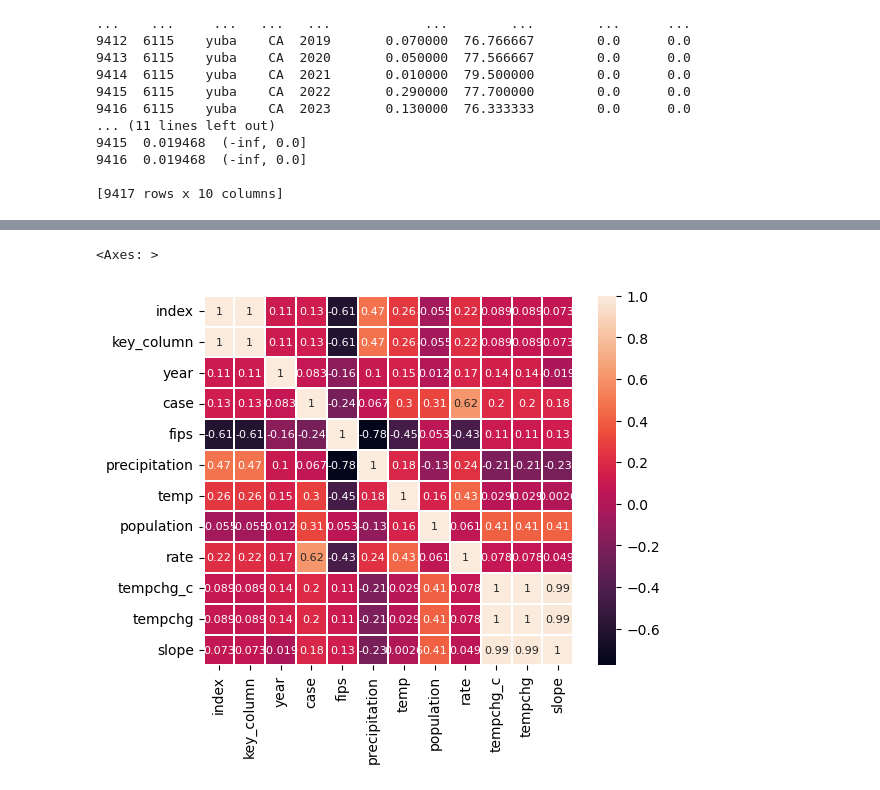
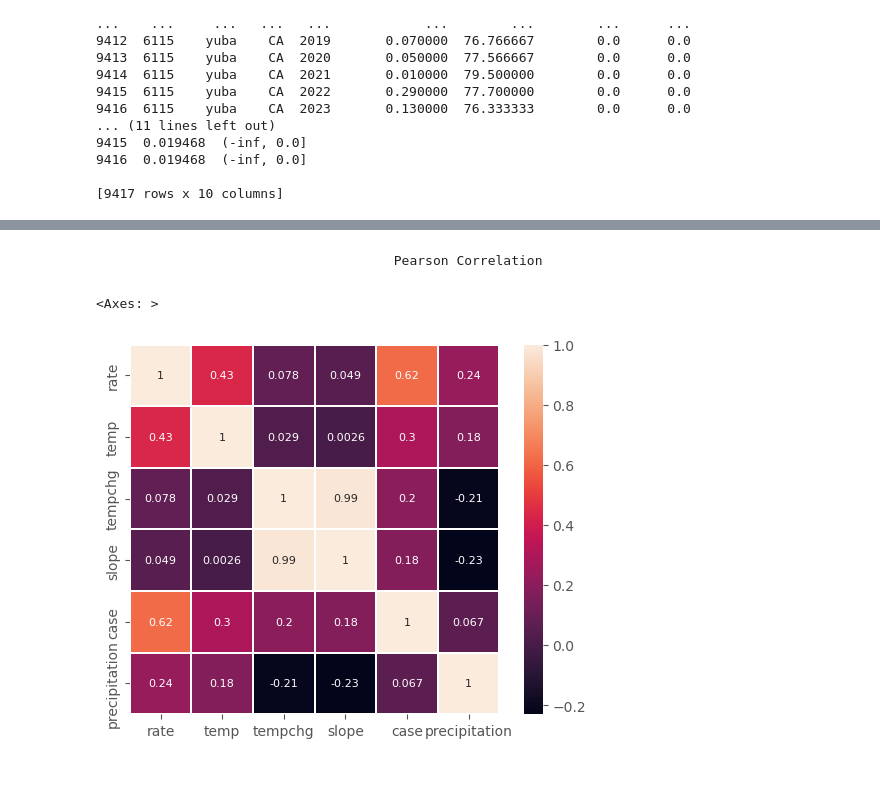
Before and after one commit to maxinavarrette/valleyfeverclimate-, a Jupyter notebook: Coccid Dashboard.ipynb, the cells around one changed output, grey strips where cells are left out. Saved outputs shown, nothing was run; the diff lists cells and outputs as text; code cells hidden in the pictures.

```diff
--- a/Coccid Dashboard.ipynb
+++ b/Coccid Dashboard.ipynb
@@ -63,10 +43,12 @@ dfcensus['county'] = dfcensus['county'].str.replace(substring_to_remove, '')
 
 
 dfari = dfari.rename(columns = {'COUNTY':'county', 'variable':'year', 'value':'case'})
-dfari['county'] = dfari['county'].str.lower()
-dfcali['county'] = dfcali['county'].str.lower()
+dfari.loc[:,'county'] = dfari['county'].str.lower()
+dfcali.loc[:,'county'] = dfcali['county'].str.lower()
 #dfcali = dfcali.drop(['rate'], axis = 1) #i think this is dropping the whole DF love my life
-dfcali.dropna()
-
-print(dfcensus)
+dfcali =dfcali.dropna()
+dfcali.loc[:,'state'] = 'CA'
+dfari.loc[:,'state'] = 'AZ'
+print(dfari)
+print(dfcali)
 # %% [output]
@@ -87,7 +72,3 @@ print(dfcensus)
-# %%
-#addin state indicators
-dfcali['state'] = 'CA'
-dfari['state'] = 'AZ'
 # %%
 dfcali
 # %% [output]
@@ -402,7 +435,7 @@ df (deprecated): dftotal - tmpchg
 # %%
 dfcensus1 = pd.read_csv('/Users/maxi/Documents/coccid_dashboard/files/census/countyfips.csv')
 # %%
-dfa = pd.merge(dfcensus1,prctmp, on = 'fips', how='left')
+dfa = pd.merge(dfcensus1,prctmp, on = 'fips', how='inner')
 substring_to_remove = ' County'
 dfa['name'] = dfa['name'].str.replace(substring_to_remove, '')
 dfa['name'] = dfa['name'].str.lower()
@@ -559,10 +580,14 @@ sns.scatterplot(x='tempchg',y='rate',data =dftotal)
+# %% [markdown]
+                                        Pearson Correlation
 # %%
 #dftotal
-#corr = dftotal.corr(method = 'pearson') #just annual heat data, no precipitation
+subset = ['rate','temp','tempchg','slope','case', 'precipitation']
+corrdf = dftotal[subset]
+corr = corrdf.corr(method = 'pearson') #just annual heat data, no precipitation
 #heatmaptemp = sns.heatmap(corr, annot=True)
 #print(corr)
 sns.heatmap(corr, vmin=corr.values.min(), vmax=1, square=True,
         linewidths=0.1, annot=True, annot_kws={"size":8})
 # %% [output]
 <Axes: >
-[figure, old version]
+[figure, new version]
```
Also changed, not shown: parts of 28 cells of this notebook, 1 other file.
